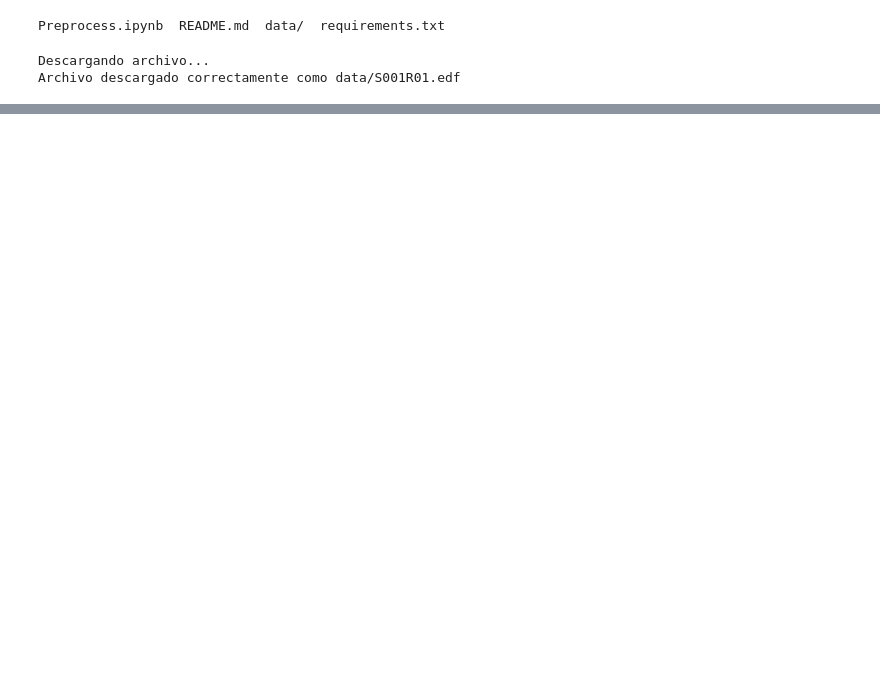
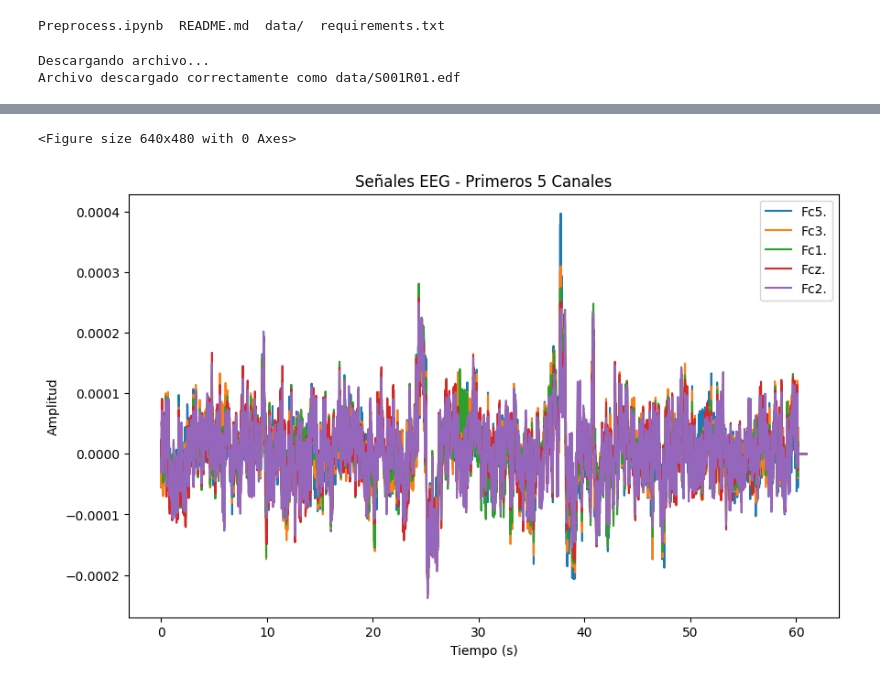
Before and after one commit to tentaclepurple/42_Total_perspective_vortex, a Jupyter notebook: Preprocess.ipynb, the cells around one changed output, grey strips where cells are left out. Saved outputs shown, nothing was run; the diff lists cells and outputs as text; code cells hidden in the pictures; blank space fills up the shorter version.

```diff
--- a/Preprocess.ipynb
+++ b/Preprocess.ipynb
@@ -48,0 +67,8 @@ Using matplotlib as 2D backend.
+# %%
+data, times = raw_data[:]
+
+df = pd.DataFrame(data.T, columns=raw_data.ch_names)
+df['Time'] = times
+
+# Mostrar las primeras filas del DataFrame
+print(df)
@@ -48,0 +118,10 @@ Using matplotlib as 2D backend.
+# %%
+# Graficar los primeros 5 canales de EEG a lo largo del tiempo
+df.plot(x='Time', y=df.columns[:5], figsize=(10, 6))
+plt.title('Señales EEG - Primeros 5 Canales')
+plt.xlabel('Tiempo (s)')
+plt.ylabel('Amplitud')
+plt.show()
+# %% [output]
+<Figure size 640x480 with 0 Axes>
+[figure, added]
```
Also changed, not shown: parts of 6 cells of this notebook, 2 other files.
